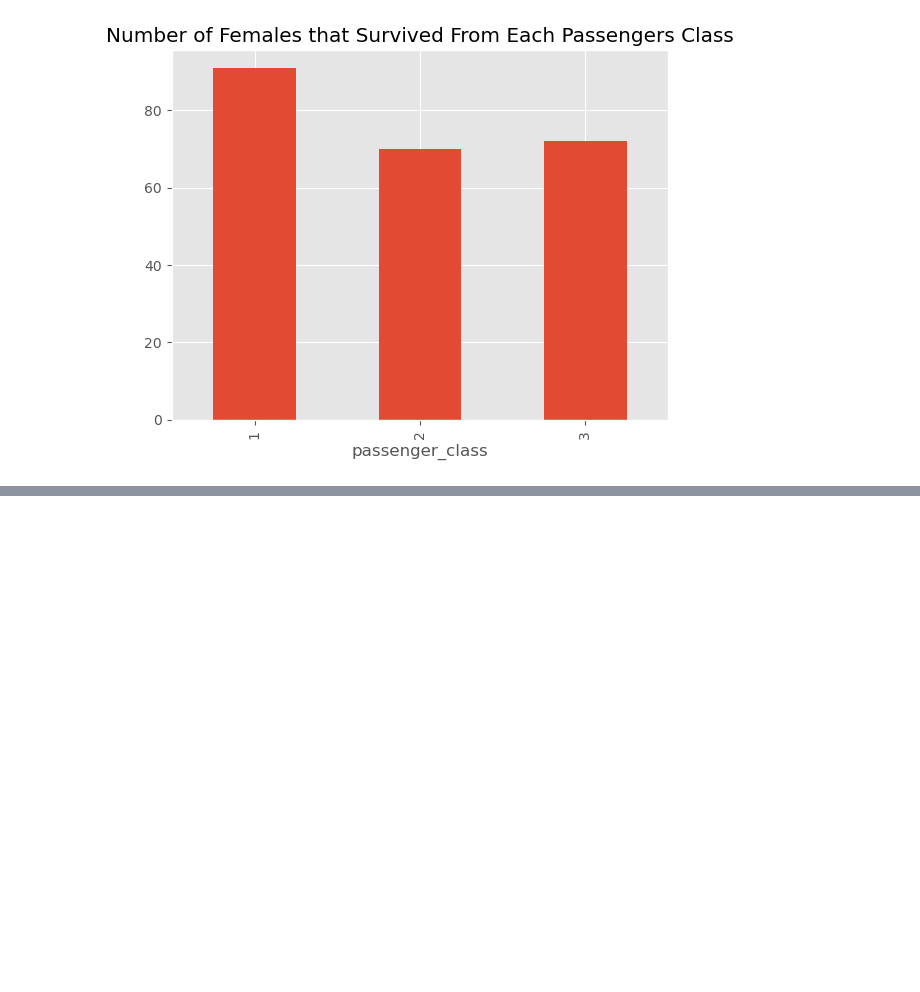
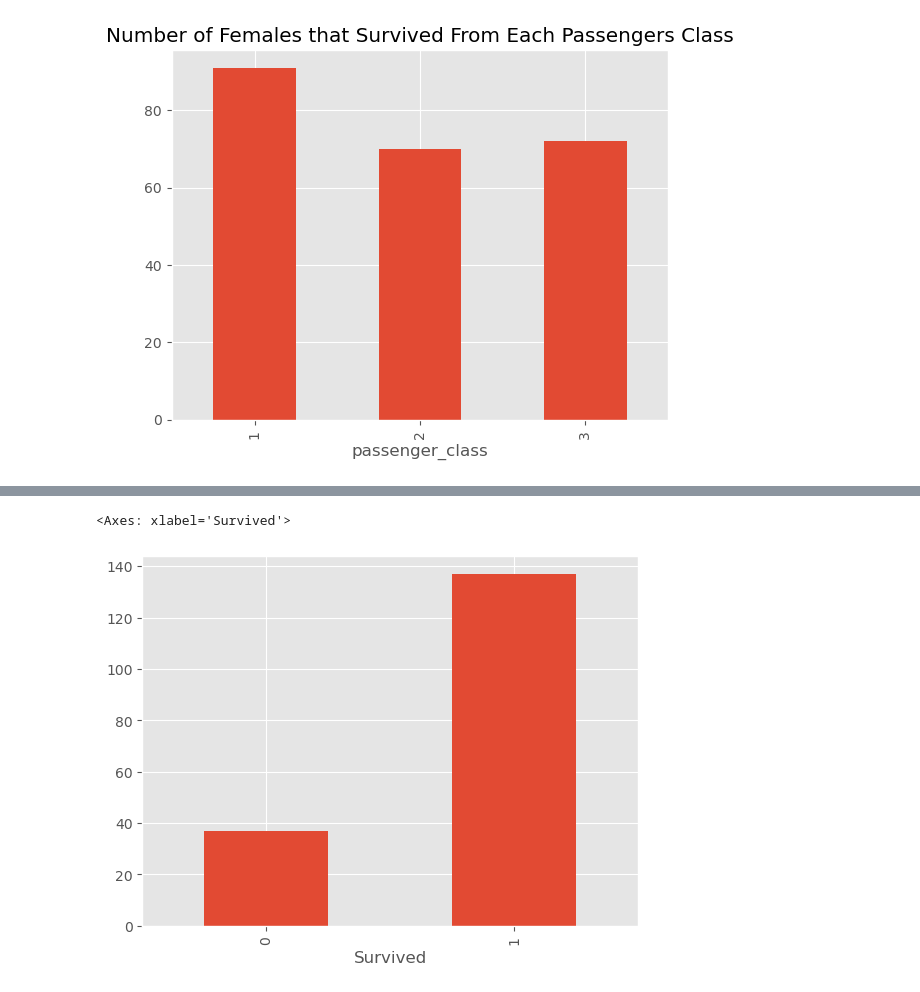
Before and after one commit to alexanderchosen/eda_with_python, a Jupyter notebook: Titanic_dataset_eda/titanic.ipynb, the cells around one changed output, grey strips where cells are left out. Cells and saved outputs as stored; diff of their text form; code cells hidden in the pictures; blank space fills up the shorter version.

```diff
--- a/Titanic_dataset_eda/titanic.ipynb
+++ b/Titanic_dataset_eda/titanic.ipynb
@@ -567,0 +618,6 @@ df.query('Sex == "female" and Survived == 1').groupby('passenger_class').size().
+# %%
+# number of females without siblings or spouse that survived or not
+df.query('Sex == "female" and siblings_spouse == 0').groupby('Survived').size().plot(kind = 'bar')
+# %% [output]
+<Axes: xlabel='Survived'>
+[figure, added]
```
Also changed, not shown: parts of 9 cells of this notebook.
